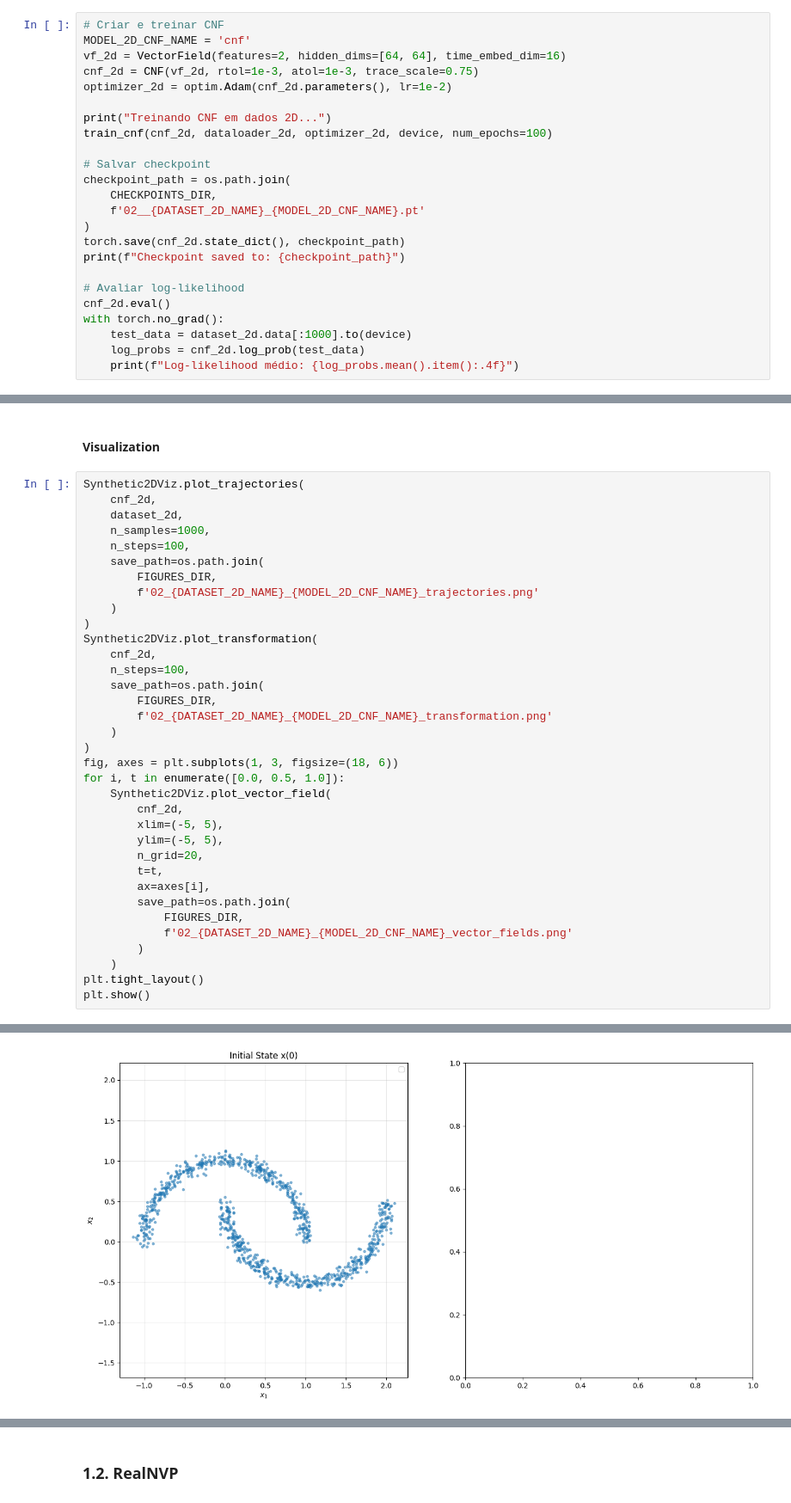
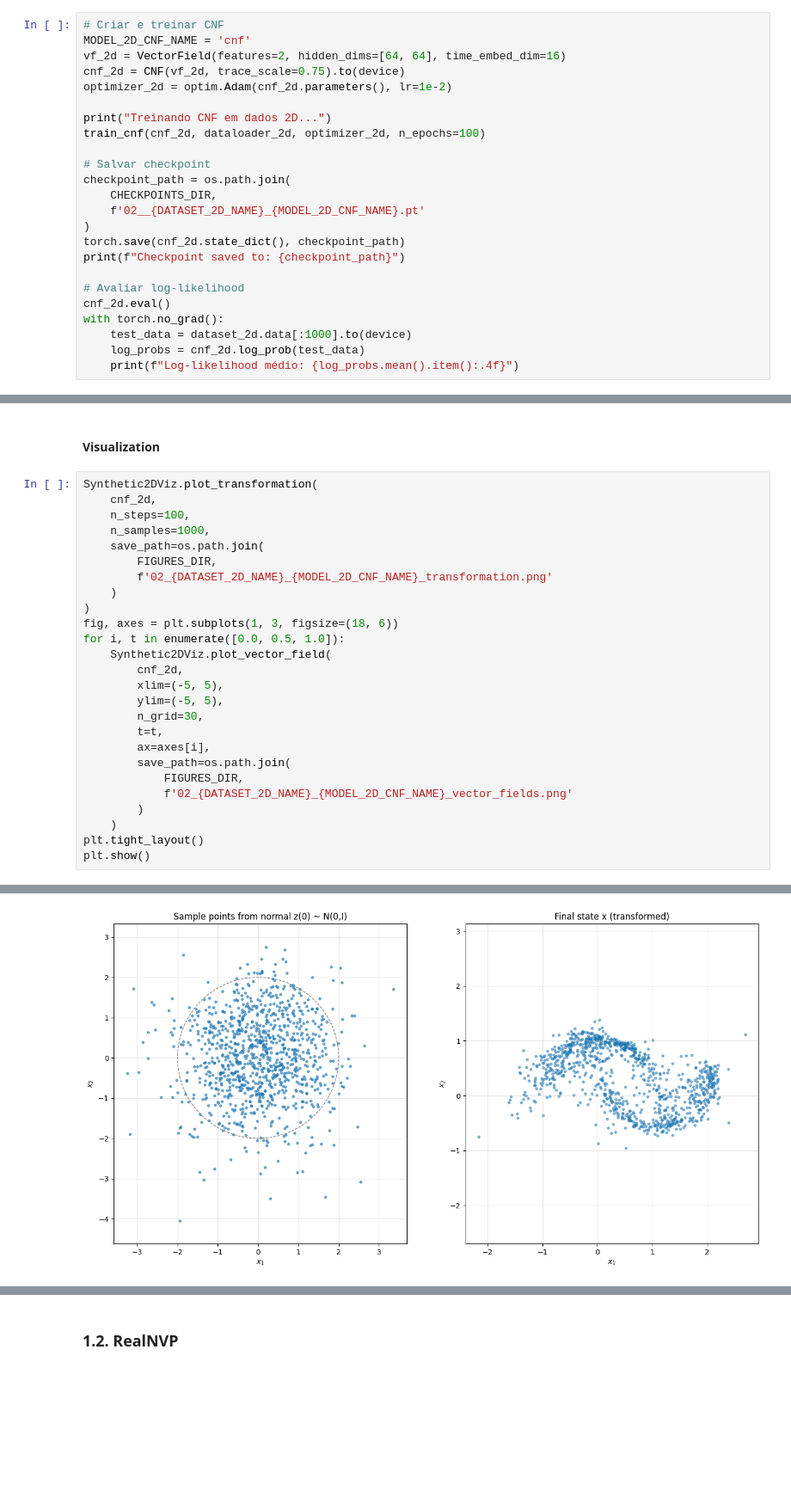
Before and after one commit to lucascbarbosa/flow, a Jupyter notebook: notebooks/02_cnf_trace_comparison.ipynb, the cells around one changed output, grey strips where cells are left out. Shown at 86% size. Drawn from its saved outputs; the diff is of its cells as text; blank space fills up the shorter version.

```diff
--- a/notebooks/02_cnf_trace_comparison.ipynb
+++ b/notebooks/02_cnf_trace_comparison.ipynb
@@ -65,11 +65,11 @@ Figure saved to: ../results/figures/02_moons_data.png
 # Criar e treinar CNF
 MODEL_2D_CNF_NAME = 'cnf'
 vf_2d = VectorField(features=2, hidden_dims=[64, 64], time_embed_dim=16)
-cnf_2d = CNF(vf_2d, rtol=1e-3, atol=1e-3, trace_scale=0.75)
+cnf_2d = CNF(vf_2d, trace_scale=0.75).to(device)
 optimizer_2d = optim.Adam(cnf_2d.parameters(), lr=1e-2)
 
 print("Treinando CNF em dados 2D...")
-train_cnf(cnf_2d, dataloader_2d, optimizer_2d, device, num_epochs=100)
+train_cnf(cnf_2d, dataloader_2d, optimizer_2d, n_epochs=100)
 
 # Salvar checkpoint
 checkpoint_path = os.path.join(
@@ -102,19 +103,10 @@ Epoch 11, Loss: 2.3366
 # %% [markdown]
 #### Visualization
 # %%
-Synthetic2DViz.plot_trajectories(
-    cnf_2d,
-    dataset_2d,
-    n_samples=1000,
-    n_steps=100,
-    save_path=os.path.join(
-        FIGURES_DIR,
-        f'02_{DATASET_2D_NAME}_{MODEL_2D_CNF_NAME}_trajectories.png'
-    )
-)
 Synthetic2DViz.plot_transformation(
     cnf_2d,
     n_steps=100,
+    n_samples=1000,
     save_path=os.path.join(
         FIGURES_DIR,
         f'02_{DATASET_2D_NAME}_{MODEL_2D_CNF_NAME}_transformation.png'
@@ -126,7 +118,7 @@ for i, t in enumerate([0.0, 0.5, 1.0]):
         cnf_2d,
         xlim=(-5, 5),
         ylim=(-5, 5),
-        n_grid=20,
+        n_grid=30,
         t=t,
         ax=axes[i],
         save_path=os.path.join(
@@ -141 +136 @@ IndexError: too many indices for array: array is 1-dimensional, but 2 were index
-[figure, old version]
+[figure, new version]
```
Also changed, not shown: parts of 6 cells of this notebook, 8 other files.
